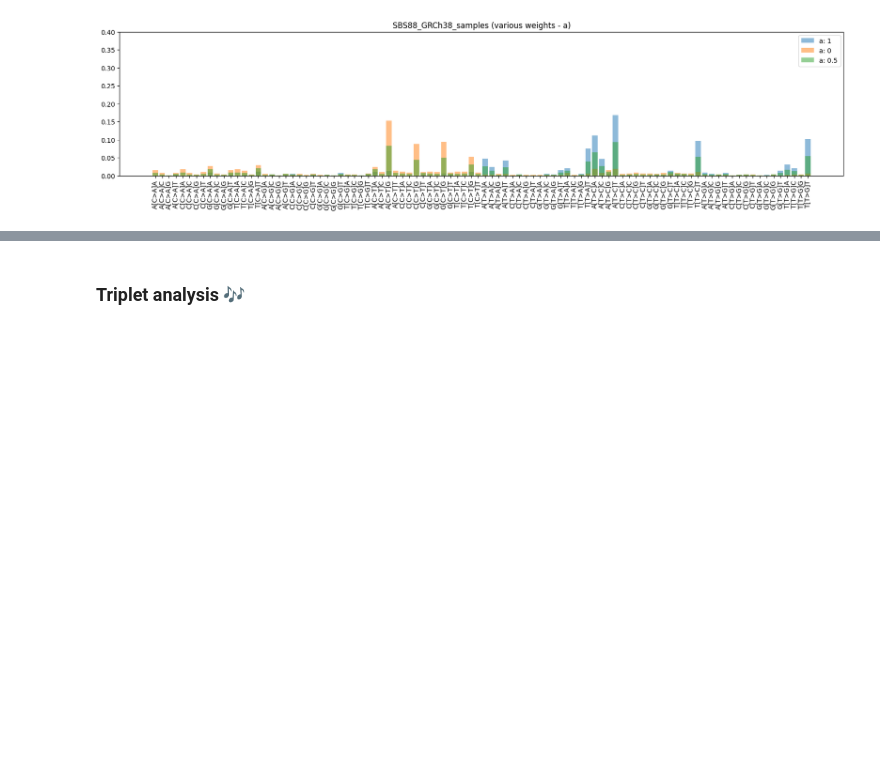
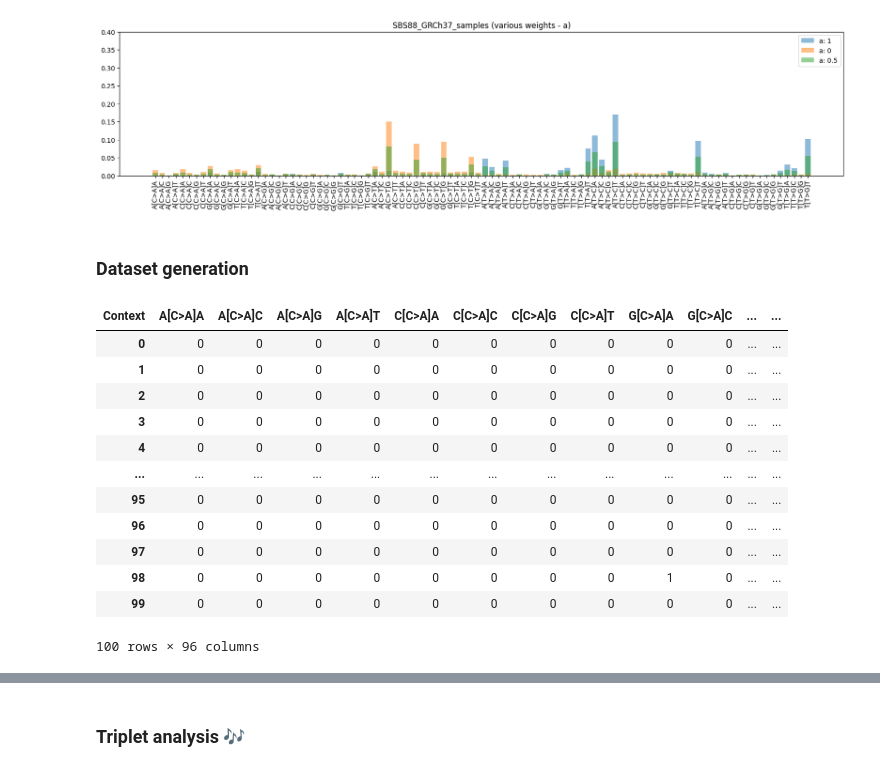
Before and after one commit to fredwdickinson/rscam-g6, a Jupyter notebook: Mutations_simulation.ipynb, the cells around one changed output, grey strips where cells are left out. Drawn from its saved outputs; the diff is of its cells as text; code cells hidden in the pictures; blank space fills up the shorter version.

Commit message:
Mutation_simulations dataset generator

```diff
--- a/Mutations_simulation.ipynb
+++ b/Mutations_simulation.ipynb
@@ -117,15 +117,15 @@ def vis_data(data, x_axis, labels=["Test"], title="Test", alpha=1):
 # something like a*SBS88 + (1 - a)*Normal-colon
 
 # test
-samples = random.choices(range(96), final_df["SBS88_GRCh38"], k=10**6)
+samples = random.choices(range(96), final_df["SBS88_GRCh37"], k=10**6)
 counts_scaled = np.bincount(samples, minlength=96)/len(samples)
 
-vis_data([counts_scaled], final_df["Context"], ["SBS88_GRCh38"], "SBS88_GRCh38_sample")
+vis_data([counts_scaled], final_df["Context"], ["SBS88_GRCh37"], "SBS88_GRCh37_sample")
 # %% [output]
 [figure]
 # %%
 # parametrized function
-def sample_mutational_signature(df, distrib, a=1, k=10**6):
+def sample_mutational_signature(df, distrib, a=1, scaled=False, k=10**6):
     '''
     Args:
         df: Dataframe with the data
@@ -135,15 +135,43 @@ def sample_mutational_signature(df, distrib, a=1, k=10**6):
     '''
     final_distrib = a*df[distrib] + (1-a)*df["Normal_colon"]
     samples = random.choices(range(len(df)), final_distrib, k=k)
-    counts_scaled = np.bincount(samples, minlength=len(df))/len(samples)
-    return counts_scaled
+    if not scaled:
+        return np.bincount(samples, minlength=len(df))
+    else:
+        return np.bincount(samples, minlength=len(df))/len(samples)
 
 # test
 a_1, a_2, a_3 = 1, 0, 0.5
-test_1 = sample_mutational_signature(final_df, "SBS88_GRCh38", a_1)
-test_2 = sample_mutational_signature(final_df, "SBS88_GRCh38", a_2)
-test_3 = sample_mutational_signature(final_df, "SBS88_GRCh38", a_3)
+test_1 = sample_mutational_signature(final_df, "SBS88_GRCh37", a_1, True)
+test_2 = sample_mutational_signature(final_df, "SBS88_GRCh37", a_2, True)
+test_3 = sample_mutational_signature(final_df, "SBS88_GRCh37", a_3, True)
 vis_data([test_1, test_2, test_3], final_df["Context"], [f"a: {a_1}", f"a: {a_2}", f"a: {a_3}"],
-          f"SBS88_GRCh38_samples (various weights - a)", 0.5)
+          f"SBS88_GRCh37_samples (various weights - a)", 0.5)
 # %% [output]
 [figure]
+# %% [markdown]
+### Dataset generation
+# %%
+def generate_data(df, distrib, a=1, k=10, n=100):
+    sample_list = []
+    for i in range(n):
+        sample_list.append(sample_mutational_signature(df, distrib, a, k=k))
+    ret_df = pd.DataFrame(sample_list, columns=df["Context"])
+    return ret_df
+
+generated_df = generate_data(final_df, "SBS88_GRCh37", a_1)
+generated_df
+# %% [output]
+| Context | A[C>A]A | A[C>A]C | A[C>A]G | A[C>A]T | C[C>A]A | C[C>A]C | C[C>A]G | C[C>A]T | G[C>A]A | G[C>A]C | ... | ... |
+| 0 | 0 | 0 | 0 | 0 | 0 | 0 | 0 | 0 | 0 | 0 | ... | ... |
+| 1 | 0 | 0 | 0 | 0 | 0 | 0 | 0 | 0 | 0 | 0 | ... | ... |
+| 2 | 0 | 0 | 0 | 0 | 0 | 0 | 0 | 0 | 0 | 0 | ... | ... |
+| 3 | 0 | 0 | 0 | 0 | 0 | 0 | 0 | 0 | 0 | 0 | ... | ... |
+| 4 | 0 | 0 | 0 | 0 | 0 | 0 | 0 | 0 | 0 | 0 | ... | ... |
+| ... | ... | ... | ... | ... | ... | ... | ... | ... | ... | ... | ... | ... |
+| 95 | 0 | 0 | 0 | 0 | 0 | 0 | 0 | 0 | 0 | 0 | ... | ... |
+| 96 | 0 | 0 | 0 | 0 | 0 | 0 | 0 | 0 | 0 | 0 | ... | ... |
+| 97 | 0 | 0 | 0 | 0 | 0 | 0 | 0 | 0 | 0 | 0 | ... | ... |
+| 98 | 0 | 0 | 0 | 0 | 0 | 0 | 0 | 0 | 1 | 0 | ... | ... |
+| 99 | 0 | 0 | 0 | 0 | 0 | 0 | 0 | 0 | 0 | 0 | ... | ... |
+100 rows × 96 columns
```
Also changed, not shown: parts of 5 cells of this notebook.
